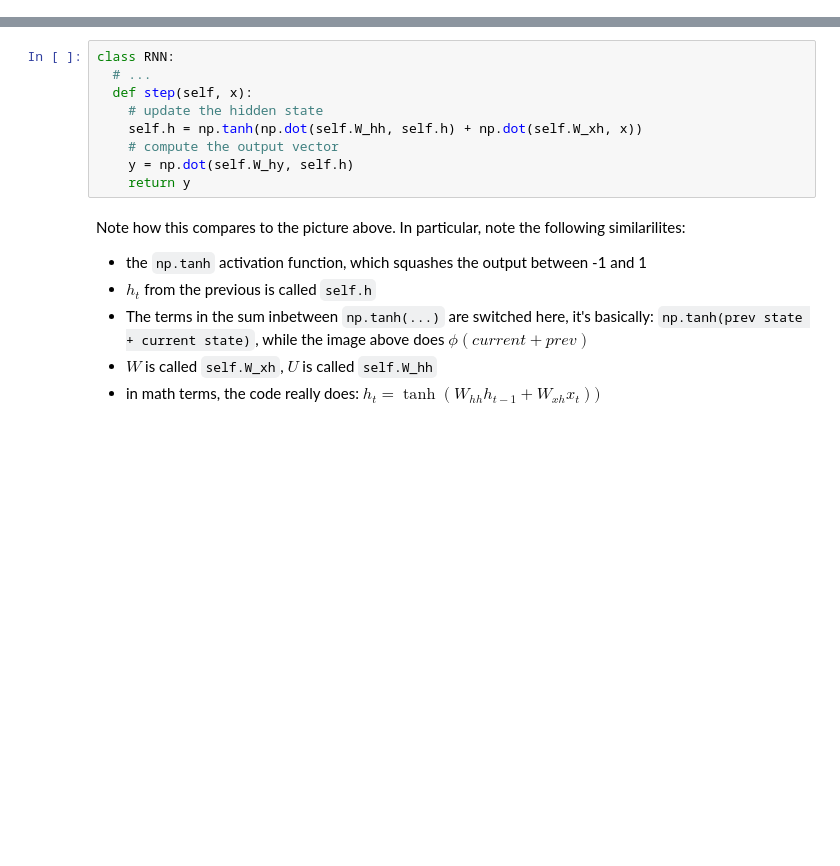
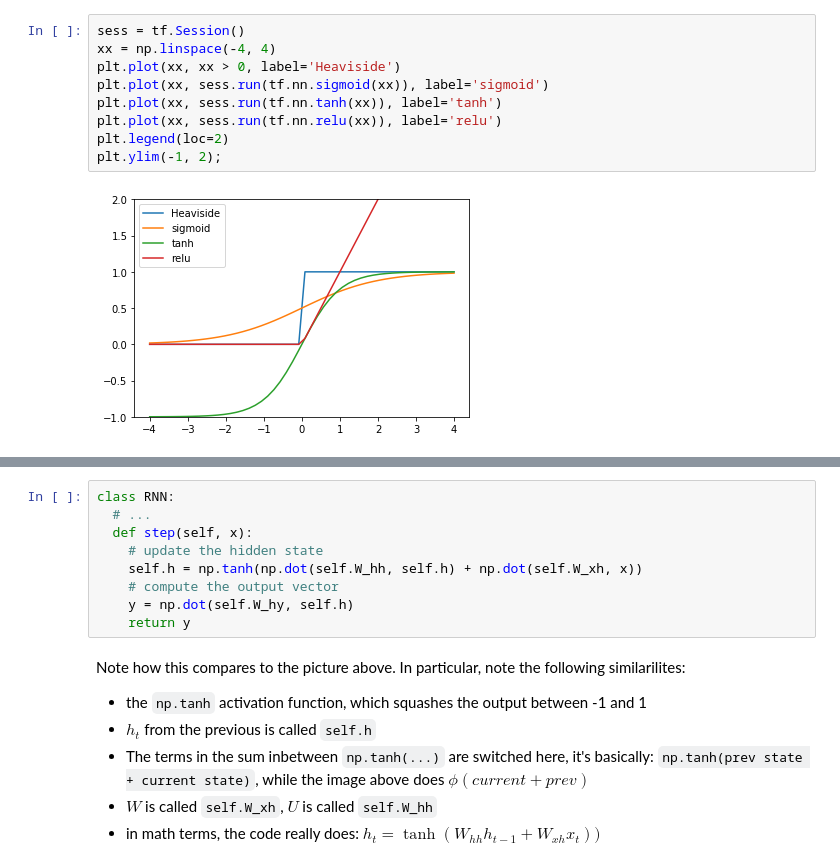
Before and after one commit to jorisroovers/machinelearning-playground, a Jupyter notebook: machine-learning/nn/neural_networks.ipynb, the cells around one changed output, grey strips where cells are left out. Cells and saved outputs as stored; diff of their text form; blank space fills up the shorter version.

```diff
--- a/machine-learning/nn/neural_networks.ipynb
+++ b/machine-learning/nn/neural_networks.ipynb
@@ -29,0 +43,11 @@ There are multiple types of activation functions. Some popular ones:
+# %%
+sess = tf.Session()
+xx = np.linspace(-4, 4)
+plt.plot(xx, xx > 0, label='Heaviside')
+plt.plot(xx, sess.run(tf.nn.sigmoid(xx)), label='sigmoid')
+plt.plot(xx, sess.run(tf.nn.tanh(xx)), label='tanh')
+plt.plot(xx, sess.run(tf.nn.relu(xx)), label='relu')
+plt.legend(loc=2)
+plt.ylim(-1, 2);
+# %% [output]
+[figure, added]
```
Also changed, not shown: parts of 13 cells of this notebook, 10 other files.
